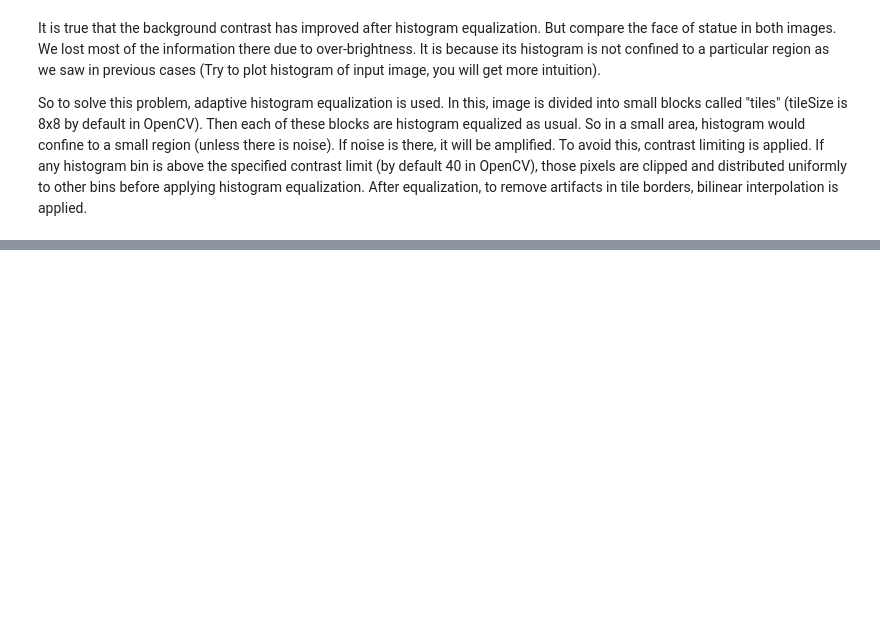
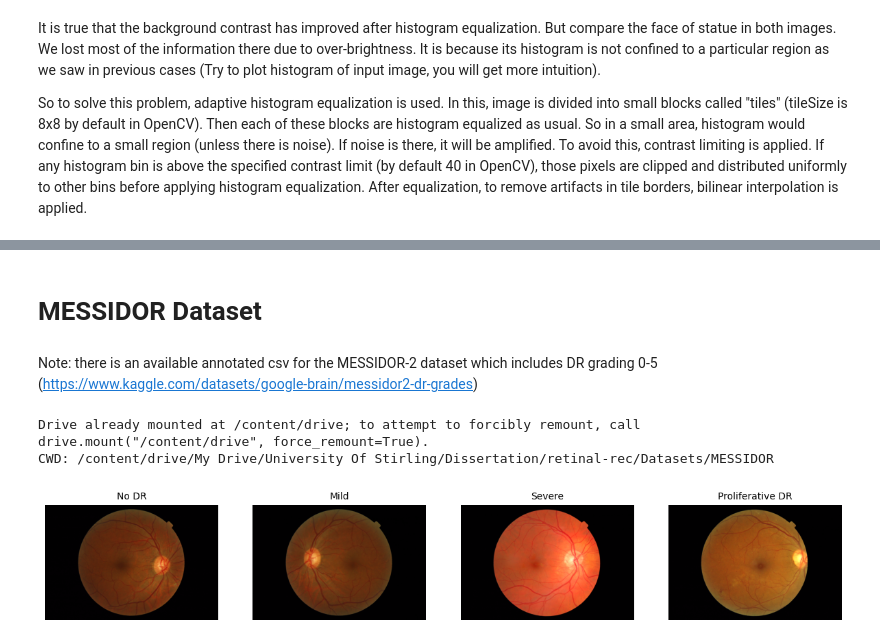
Before and after one commit to mawady/msc-retinalrecog, a Jupyter notebook: Experiment1.ipynb, the cells around one changed output, grey strips where cells are left out. Drawn from its saved outputs; the diff is of its cells as text; code cells hidden in the pictures; blank space fills up the shorter version.

Commit message:
+ Messidor dataset

```diff
--- a/Experiment1.ipynb
+++ b/Experiment1.ipynb
@@ -120,0 +167,4 @@ preprocess("03c85870824c") # Level 3
+# %% [markdown]
+# **MESSIDOR Dataset**
+# %% [markdown]
+Note: there is an available annotated csv for the MESSIDOR-2 dataset which includes DR grading 0-5 (https://www.kaggle.com/datasets/google-brain/messidor2-dr-grades)
@@ -120,0 +178,45 @@ preprocess("03c85870824c") # Level 3
+# %%
+DATASET_PATH = '/content/drive/My Drive/University Of Stirling/Dissertation/retinal-rec/Datasets/MESSIDOR'
+TRAIN_PATH = DATASET_PATH + "/images/"
+TRAIN_PREP_PATH = DATASET_PATH + "/images_preprocessed/"
+N_CLASSES = 4
+IMG_SIZE = (512, 512)
+# %%
+from google.colab import drive
+import os
+
+drive.mount('/content/drive')
+
+os.chdir(DATASET_PATH)
+print("CWD:",os.getcwd())
+
+if not os.path.exists(TRAIN_PREP_PATH):
+  os.mkdir(TRAIN_PREP_PATH)
+# %% [output]
+Drive already mounted at /content/drive; to attempt to forcibly remount, call drive.mount("/content/drive", force_remount=True).
+CWD: /content/drive/My Drive/University Of Stirling/Dissertation/retinal-rec/Datasets/MESSIDOR
+# %%
+# Read labels
+train = pd.read_excel(DATASET_PATH + '/diagnosis.xlsx')
+
+# Adjust figure sizes before display
+plt.rcParams['figure.figsize'] = [15, 15]
+plt.rcParams['figure.dpi'] = 100
+plt.rcParams['axes.titlesize'] = 10
+
+# Instantiate plot
+fig, ax = plt.subplots(1,N_CLASSES)
+
+classes = [ "No DR", "Mild", "Severe", "Proliferative DR" ]
+
+for i in range(N_CLASSES):
+  row = train.query("`Retinopathy grade` ==" + str(i))
+  img = cv2.imread(TRAIN_PATH + row["Image name"].values[0])
+
+  #cv2.COLOR_BGR2RGB is specified as CV2 utilises BGR, but our original image is RGB
+  img = cv2.cvtColor(img, cv2.COLOR_BGR2RGB)
+  ax[i].imshow(img)
+  ax[i].set_title(classes[i])
+  ax[i].axis('off')
+# %% [output]
+[figure, added]
```
Also changed, not shown: parts of 6 cells of this notebook.
